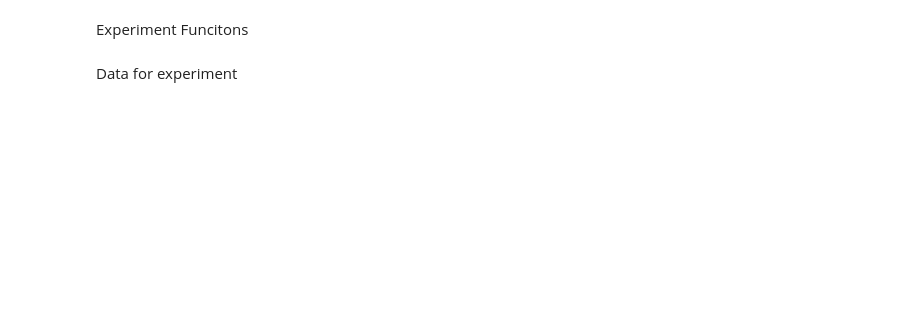
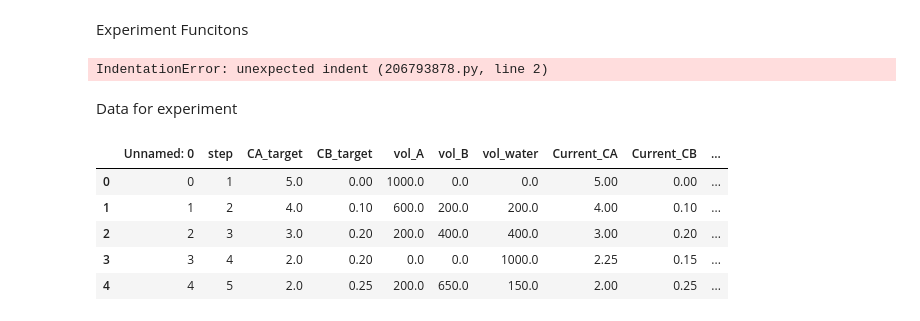
Before and after one commit to igimisiuda/science-jubilee-testing, a Jupyter notebook: Friends.ipynb, the cells around one changed output. Cells and saved outputs as stored; diff of their text form; code cells hidden in the pictures; blank space fills up the shorter version.

```diff
--- a/Friends.ipynb
+++ b/Friends.ipynb
@@ -73,5 +88,5 @@ def transfer_red(v, sample):
 # %%
-def transfer_blue(v, sample):
+#def transfer_blue(v, sample):
     '''
     This function will take a volume to add, and from which stock to use
 
@@ -81,8 +96,10 @@ def transfer_blue(v, sample):
     Output - void, purpose of function
     '''
 
-    P300.transfer(vol=v, source_well=stocks[2] ,destination_well=samples[sample] , blowout=none, new_tip='once')
-    return void
+    #P300.transfer(vol=v, source_well=stocks[2] ,destination_well=samples[sample] , blowout=none, new_tip='once')
+    #return none
+# %% [output]
+IndentationError: unexpected indent (206793878.py, line 2)
 # %%
 def transfer_water(v,sample):
     '''
@@ -105,8 +127,16 @@ def mixer(sample_location):
 # %% [markdown]
 Data for experiment
 # %%
-#data = pd.read_csv('./data/for_igi.csv')
+data = pd.read_csv('./data/for_igi.csv')
 # %%
 # this is first time step, all the others can be done by increasing the index
 # the dt1 is a list of [vol_a, vol_b, vol_h20, stock_a, stock_b]
 #dt1 = data.loc[0]
+data.head()
+# %% [output]
+|  | Unnamed: 0 | step | CA_target | CB_target | vol_A | vol_B | vol_water | Current_CA | Current_CB | ... |
+| 0 | 0 | 1 | 5.0 | 0.00 | 1000.0 | 0.0 | 0.0 | 5.00 | 0.00 | ... |
+| 1 | 1 | 2 | 4.0 | 0.10 | 600.0 | 200.0 | 200.0 | 4.00 | 0.10 | ... |
+| 2 | 2 | 3 | 3.0 | 0.20 | 200.0 | 400.0 | 400.0 | 3.00 | 0.20 | ... |
+| 3 | 3 | 4 | 2.0 | 0.20 | 0.0 | 0.0 | 1000.0 | 2.25 | 0.15 | ... |
+| 4 | 4 | 5 | 2.0 | 0.25 | 200.0 | 650.0 | 150.0 | 2.00 | 0.25 | ... |
```
Also changed, not shown: parts of 19 cells of this notebook.
